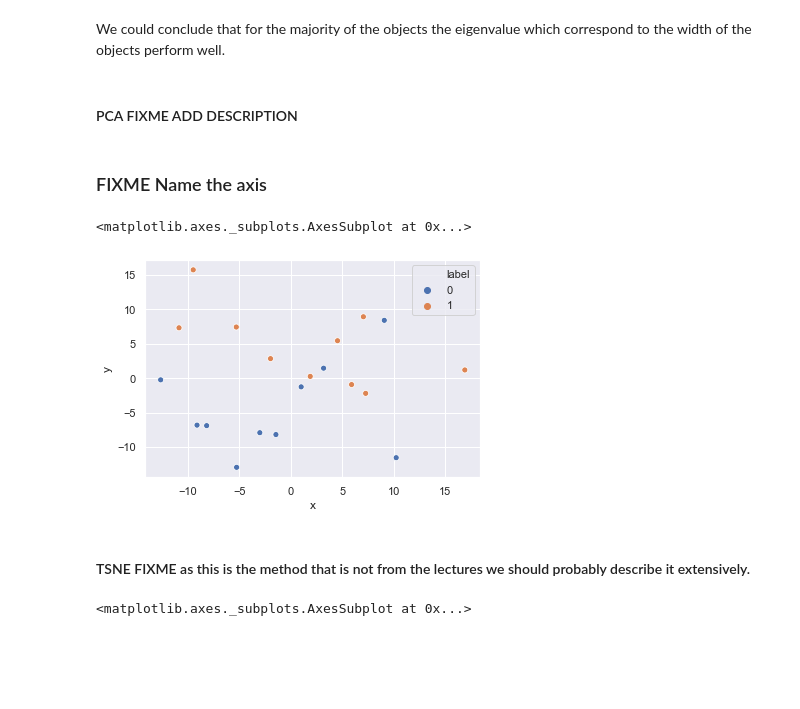
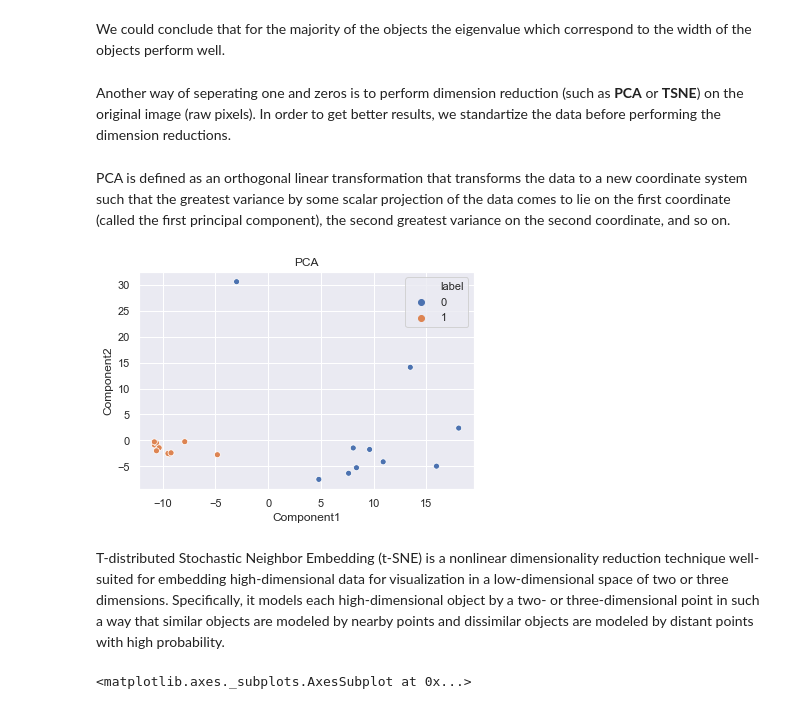
Before and after one commit to oganesManasian/Image-analysis-and-pattern-recognition, a Jupyter notebook: labs/lab_02_object_description.ipynb, the cells around one changed output. Cells and saved outputs as stored; diff of their text form; code cells hidden in the pictures; blank space fills up the shorter version.

```diff
--- a/labs/lab_02_object_description.ipynb
+++ b/labs/lab_02_object_description.ipynb
@@ -549,7 +549,7 @@ ax.set_ylabel('Area');
 # %% [markdown]
 We could conclude that for the majority of the objects the eigenvalue which correspond to the width of the objects perform well.
-# %% [markdown]
-#### PCA FIXME ADD DESCRIPTION
+# %% [markdown]
+Another way of seperating one and zeros is to perform dimension reduction (such as **PCA** or **TSNE**) on the original image (raw pixels). In order to get better results, we standartize the data before performing the dimension reductions.
 # %%
 # Standardize the data
 zeros_reshaped = zeros_im.reshape(len(zeros_im), -1)
@@ -559,23 +559,23 @@ standardized_data = StandardScaler().fit_transform(concat)
 
 # Creating the corresponding labels
 labels = [0]*len(zeros_im) + [1]*len(ones_im)
-# %% [markdown]
-### FIXME Name the axis
+# %% [markdown]
+PCA is defined as an orthogonal linear transformation that transforms the data to a new coordinate system such that the greatest variance by some scalar projection of the data comes to lie on the first coordinate (called the first principal component), the second greatest variance on the second coordinate, and so on.
 # %%
 # Compute PCA
 pca = decomposition.PCA()
 pca.n_components = 2
 res = pca.fit_transform(standardized_data)
 res = res.T
 
 # Plot
-df = pd.DataFrame(data= {'x' : res[0], 'y' : res[1], 'label':labels})
-sns.scatterplot(x = df.x, y = df.y, hue=df.label)
+df = pd.DataFrame(data= {'Component1' : res[0], 'Component2' : res[1], 'label':labels})
+sns.scatterplot(x = df.Component1, y = df.Component2, hue=df.label)
+ax = plt.gca().set_title("PCA")
 # %% [output]
-<matplotlib.axes._subplots.AxesSubplot at 0x...>
-[figure, old version]
+[figure, new version]
-# %% [markdown]
-#### TSNE FIXME as this is the method that is not from the lectures we should probably describe it extensively.
+# %% [markdown]
+T-distributed Stochastic Neighbor Embedding (t-SNE) is a nonlinear dimensionality reduction technique well-suited for embedding high-dimensional data for visualization in a low-dimensional space of two or three dimensions. Specifically, it models each high-dimensional object by a two- or three-dimensional point in such a way that similar objects are modeled by nearby points and dissimilar objects are modeled by distant points with high probability.
 # %%
 # Compute TSNE
 model = TSNE(n_components=2, random_state=0, perplexity=2)
```
Also changed, not shown: parts of 5 cells of this notebook.
